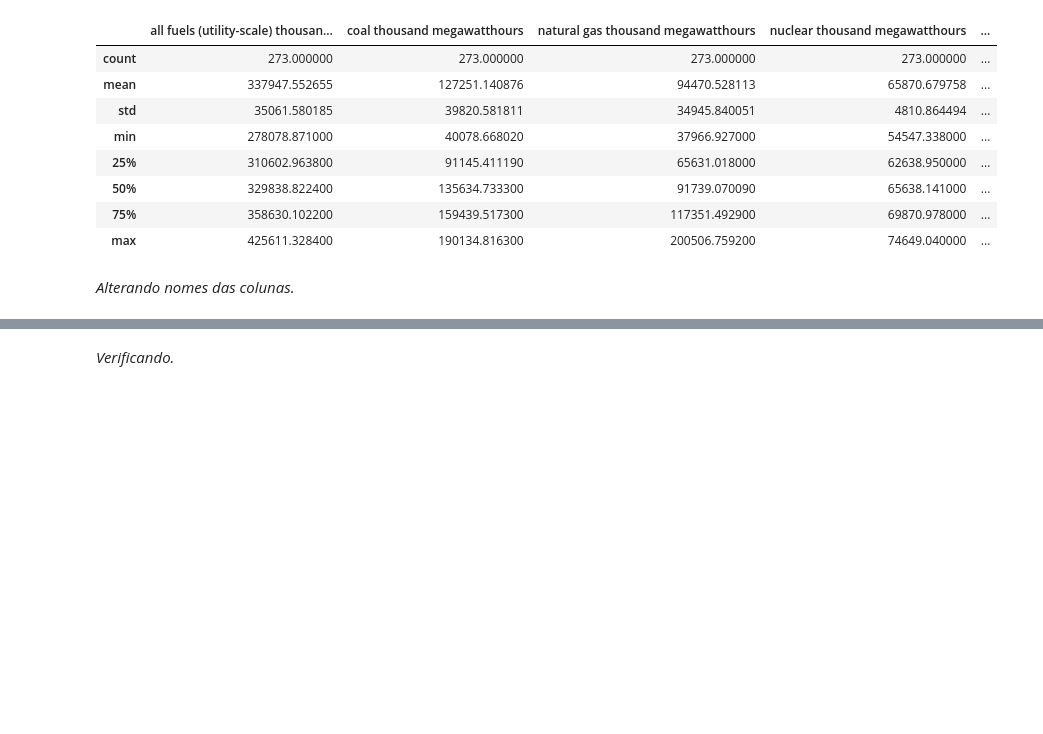
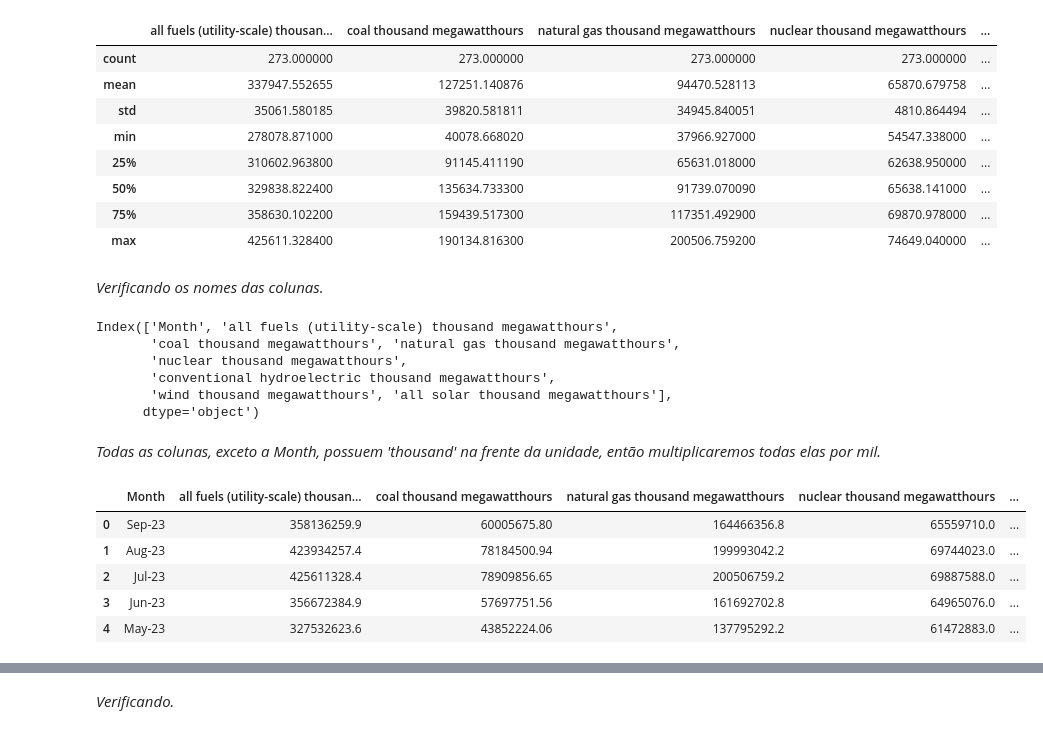
Before and after one commit to thiagonazario/Project_EnergyGeneration_USA, a Jupyter notebook: Project_EnergyGeneration_USA.ipynb, the cells around one changed output, grey strips where cells are left out. Cells and saved outputs as stored; diff of their text form; code cells hidden in the pictures; blank space fills up the shorter version.

```diff
--- a/Project_EnergyGeneration_USA.ipynb
+++ b/Project_EnergyGeneration_USA.ipynb
@@ -59,4 +68,30 @@ df.describe()
 | 75% | 358630.102200 | 159439.517300 | 117351.492900 | 69870.978000 | ... |
 | max | 425611.328400 | 190134.816300 | 200506.759200 | 74649.040000 | ... |
 # %% [markdown]
-*Alterando nomes das colunas.*
+*Verificando os nomes das colunas.*
+# %%
+df.columns
+# %% [output]
+Index(['Month', 'all fuels (utility-scale) thousand megawatthours',
+       'coal thousand megawatthours', 'natural gas thousand megawatthours',
+       'nuclear thousand megawatthours',
+       'conventional hydroelectric thousand megawatthours',
+       'wind thousand megawatthours', 'all solar thousand megawatthours'],
+      dtype='object')
+# %% [markdown]
+*Todas as colunas, exceto a Month, possuem 'thousand' na frente da unidade, então multiplicaremos todas elas por mil.*
+# %%
+df[['all fuels (utility-scale) thousand megawatthours',
+       'coal thousand megawatthours', 'natural gas thousand megawatthours',
+       'nuclear thousand megawatthours',
+       'conventional hydroelectric thousand megawatthours',
+       'wind thousand megawatthours', 'all solar thousand megawatthours']] *= 1000
+
+df.head()
+# %% [output]
+|  | Month | all fuels (utility-scale) thousan... | coal thousand megawatthours | natural gas thousand megawatthours | nuclear thousand megawatthours | ... |
+| 0 | Sep-23 | 358136259.9 | 60005675.80 | 164466356.8 | 65559710.0 | ... |
+| 1 | Aug-23 | 423934257.4 | 78184500.94 | 199993042.2 | 69744023.0 | ... |
+| 2 | Jul-23 | 425611328.4 | 78909856.65 | 200506759.2 | 69887588.0 | ... |
+| 3 | Jun-23 | 356672384.9 | 57697751.56 | 161692702.8 | 64965076.0 | ... |
+| 4 | May-23 | 327532623.6 | 43852224.06 | 137795292.2 | 61472883.0 | ... |
```
Also changed, not shown: parts of 19 cells of this notebook.
